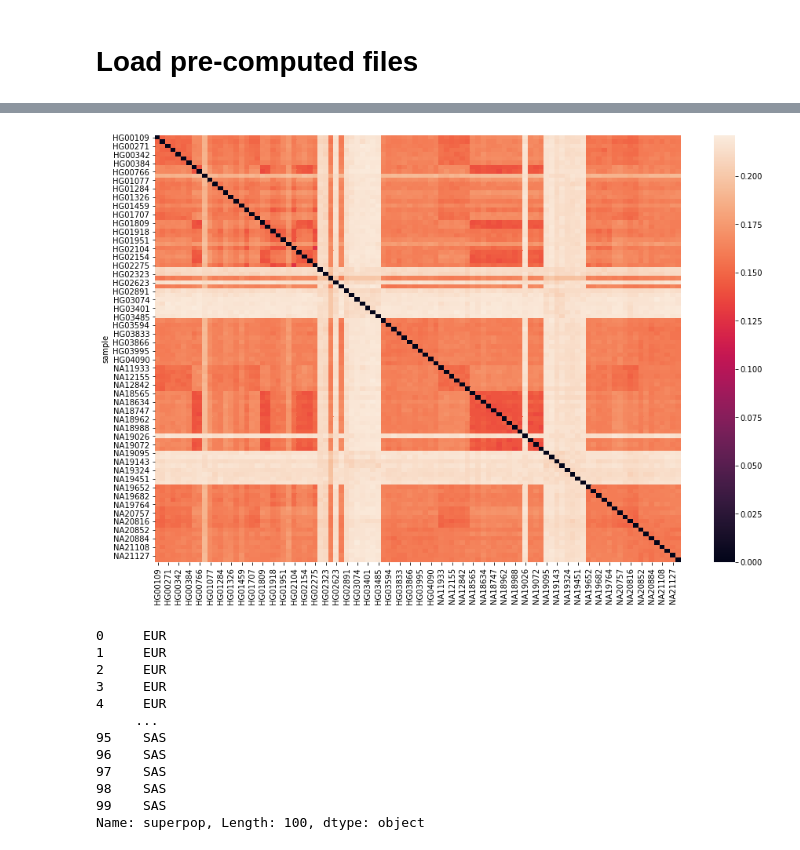
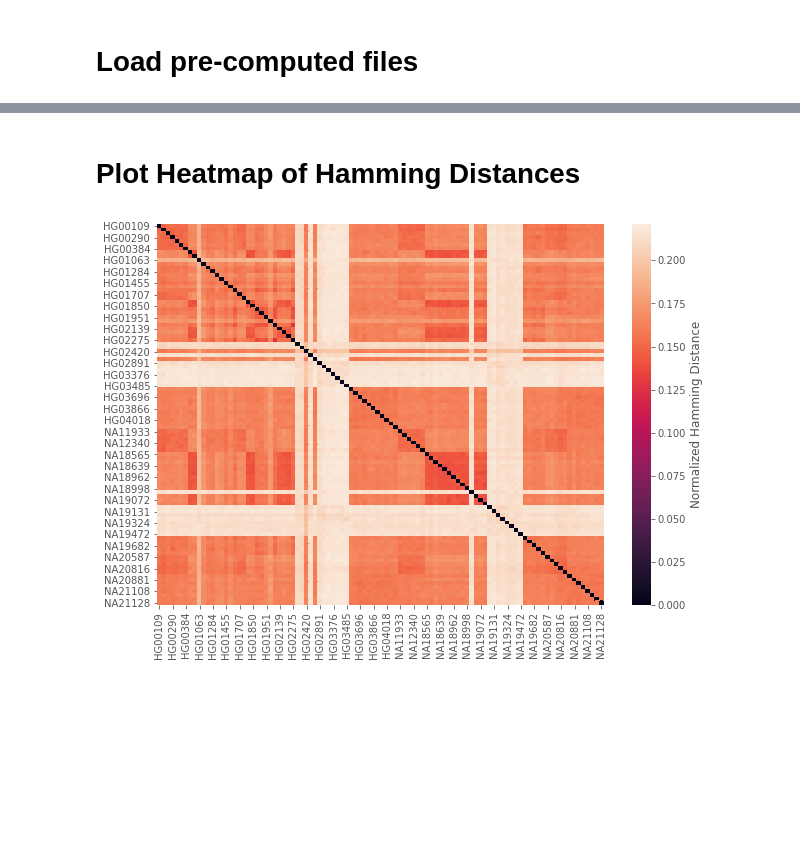
Before and after one commit to burgshrimps/geogenome, a Jupyter notebook: geogenome.ipynb, the cells around one changed output, grey strips where cells are left out. Cells and saved outputs as stored; diff of their text form; code cells hidden in the pictures; blank space fills up the shorter version.

```diff
--- a/geogenome.ipynb
+++ b/geogenome.ipynb
@@ -55,8 +59,8 @@ np.savetxt('ham_dist.txt', ham_dist, delimiter='\t', fmt='%1.3f')
 # %% [markdown]
 # Load pre-computed files
 # %%
-vcf = VariantFile('/project/haplotyping/nico/analysis/genoml/vcf/ALL.chr1.shapeit2_integrated_snvindels_v2a_27022019.GRCh38.phased.vcf.gz')
-samples_subset = pd.read_csv('MY_samples_subset.tsv', sep='\t')
+vcf = VariantFile('ALL.chr1.shapeit2_integrated_snvindels_v2a_27022019.GRCh38.phased.vcf.gz')
+samples_subset = pd.read_csv('samples_subset.tsv.tsv', sep='\t')
 ham_dist = np.loadtxt('ham_dist.txt')
 # %%
 vcf.subset_samples(list(samples_subset['Sample name']))
@@ -92,6 +79,9 @@ df
+# %% [markdown]
+# Plot Heatmap of Hamming Distances
 # %%
-plt.figure(figsize=(15,10))
-sns.heatmap(df.drop(['superpop', 'pop'], axis=1))
+plt.figure(figsize=(10,7))
+sns.heatmap(df.drop(['superpop', 'pop'], axis=1), cbar_kws={'label': 'Normalized Hamming Distance'})
+plt.ylabel('')
 plt.show()
 # %% [output]
-[figure, old version]
+[figure, new version]
@@ -101,15 +87,0 @@ principal_components = pca.fit_transform(df.drop(['superpop', 'pop'], axis=1))
-# %%
-df['superpop'].reset_index(drop=True)
-# %% [output]
-0     EUR
-1     EUR
-2     EUR
-3     EUR
-4     EUR
-     ...
-95    SAS
-96    SAS
-97    SAS
-98    SAS
-99    SAS
-Name: superpop, Length: 100, dtype: object
```
Also changed, not shown: parts of 14 cells of this notebook, 2 other files.
